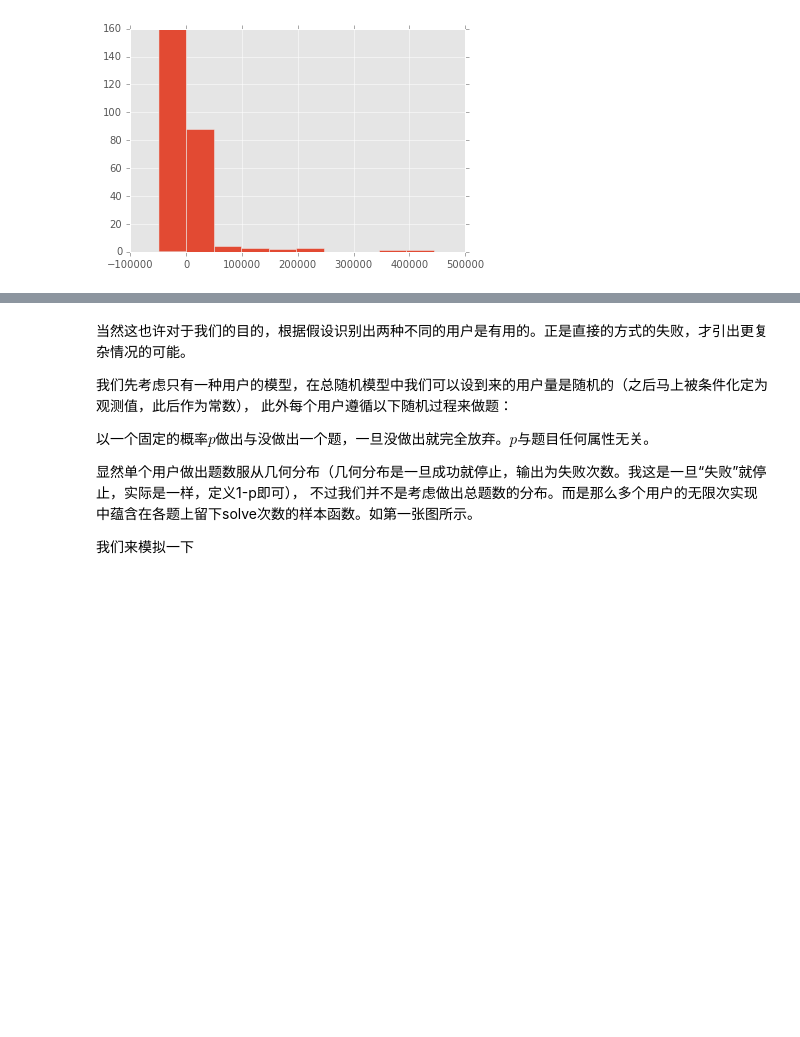
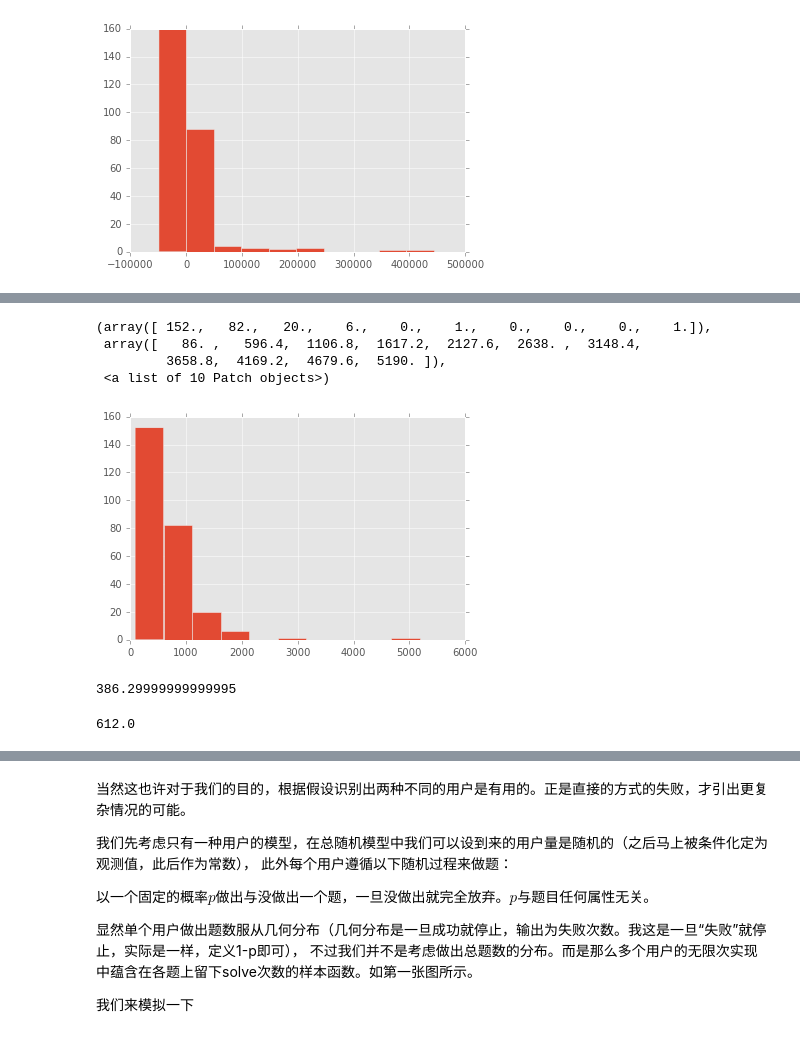
Before and after one commit to yiyuezhuo/euler, a Jupyter notebook: report.ipynb, the cells around one changed output, grey strips where cells are left out. Saved outputs shown, nothing was run; the diff lists cells and outputs as text; code cells hidden in the pictures; blank space fills up the shorter version.

```diff
--- a/report.ipynb
+++ b/report.ipynb
@@ -95,0 +251,8 @@ plt.hist(res.resid)
+# %%
+plt.hist(df['content'])
+# %% [output]
+(array([ 152.,   82.,   20.,    6.,    0.,    1.,    0.,    0.,    0.,    1.]),
+ array([   86. ,   596.4,  1106.8,  1617.2,  2127.6,  2638. ,  3148.4,
+         3658.8,  4169.2,  4679.6,  5190. ]),
+ <a list of 10 Patch objects>)
+[figure, added]
@@ -95,0 +261,8 @@ plt.hist(res.resid)
+# %%
+ser.quantile(0.3)
+# %% [output]
+386.29999999999995
+# %%
+ser.quantile(0.6)
+# %% [output]
+612.0
```
Also changed, not shown: parts of 26 cells of this notebook, 3 other files.
